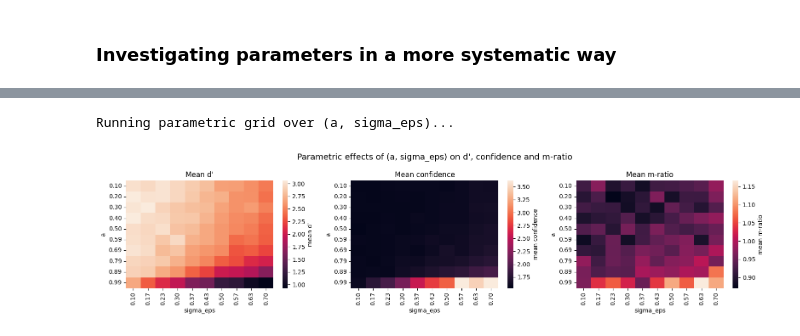
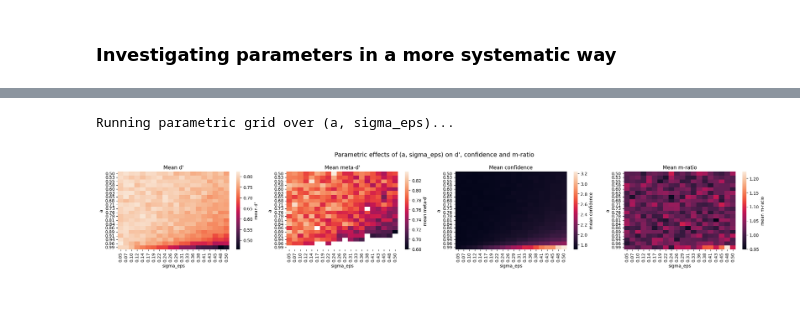
Before and after one commit to davidejongheTheoryandResearch/simulationsHmfc, a Jupyter notebook: simulations.ipynb, the cells around one changed output, grey strips where cells are left out. Saved outputs shown, nothing was run; the diff lists cells and outputs as text; code cells hidden in the pictures; blank space fills up the shorter version.

```diff
--- a/simulations.ipynb
+++ b/simulations.ipynb
@@ -553,20 +586,35 @@ def plot_param_heatmaps(a_values, sigma_values, mean_d, mean_conf, mean_mratio):
 # -----------------------------
 n_subj = 50
 n_trials = 1000
-n_inputs = 3
-d_true = 1.5
+n_inputs = 1
+d_true = .8
+
+# noFluct group: no fluctuations
+a_noFluct = 0
+sigma_noFluct = 0
 
 # Control group: smaller criterion fluctuations
 a_control = .5
-sigma_control = .15
+sigma_control = .30
 
 # OCD-like group: larger criterion fluctuations
 a_OCD = .95
-sigma_OCD = .40
+sigma_OCD = .5
 
 # -----------------------------
-# Simulate both groups
+# Simulate three groups
 # -----------------------------
+noFluct_subjects = simulate_group(
+    n_subj= n_subj,
+    n_trials= n_trials,
+    n_inputs= n_inputs,
+    a = a_noFluct,
+    sigma_eps= sigma_noFluct,
+    b = 0,
+    d_true= d_true,
+    seed = None
+)
+
 control_subjects = simulate_group(
     n_subj= n_subj,
     n_trials= n_trials,
@@ -798,24 +959,24 @@ M-ratio: t = -3.474, p = 7.706e-04
 # %%
 # -----------------------------
 # Parametric grid: heatmaps over a x sigma_eps
 # -----------------------------
 
 # You can easily change these to a finer grid later
-a_values = np.linspace(0.1, 0.99, 10)   # 10 values from 0.1 up and including 0.99
-sigma_values = np.linspace(0.1, 0.70, 10)  # 10 values from 0.1 up and including .7
+a_values = np.linspace(0.5, 0.99, 20)   # 10 values from 0.1 up and including 0.99
+sigma_values = np.linspace(0.05, 0.5, 20)  # 10 values from 0.1 up and including .7
 
 print("\nRunning parametric grid over (a, sigma_eps)...")
-mean_d_grid, mean_conf_grid, mean_mratio_grid = param_grid(
+mean_d_grid, mean_meta_d_grid, mean_conf_grid, mean_mratio_grid = param_grid(
         a_values=a_values,
         sigma_values=sigma_values,
-        n_subj=30,          # you can increase this for smoother estimates
-        n_trials=300,
+        n_subj=100,          # you can increase this for smoother estimates
+        n_trials=600,
         n_inputs=n_inputs,
         d_true=d_true,
         seed=None,
     )
 
-plot_param_heatmaps(a_values, sigma_values, mean_d_grid, mean_conf_grid, mean_mratio_grid)
+plot_param_heatmaps(a_values, sigma_values, mean_d_grid, mean_meta_d_grid, mean_conf_grid, mean_mratio_grid)
 # %% [output]
 Running parametric grid over (a, sigma_eps)...
-[figure, old version]
+[figure, new version]
```
Also changed, not shown: parts of 8 cells of this notebook.
